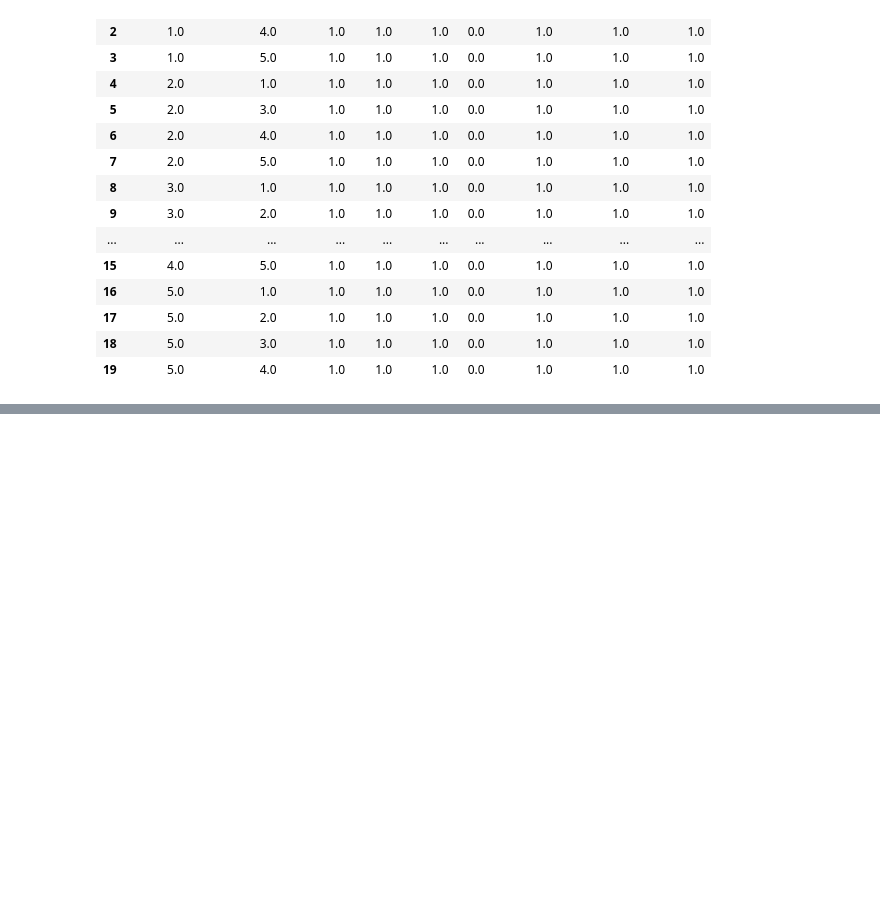
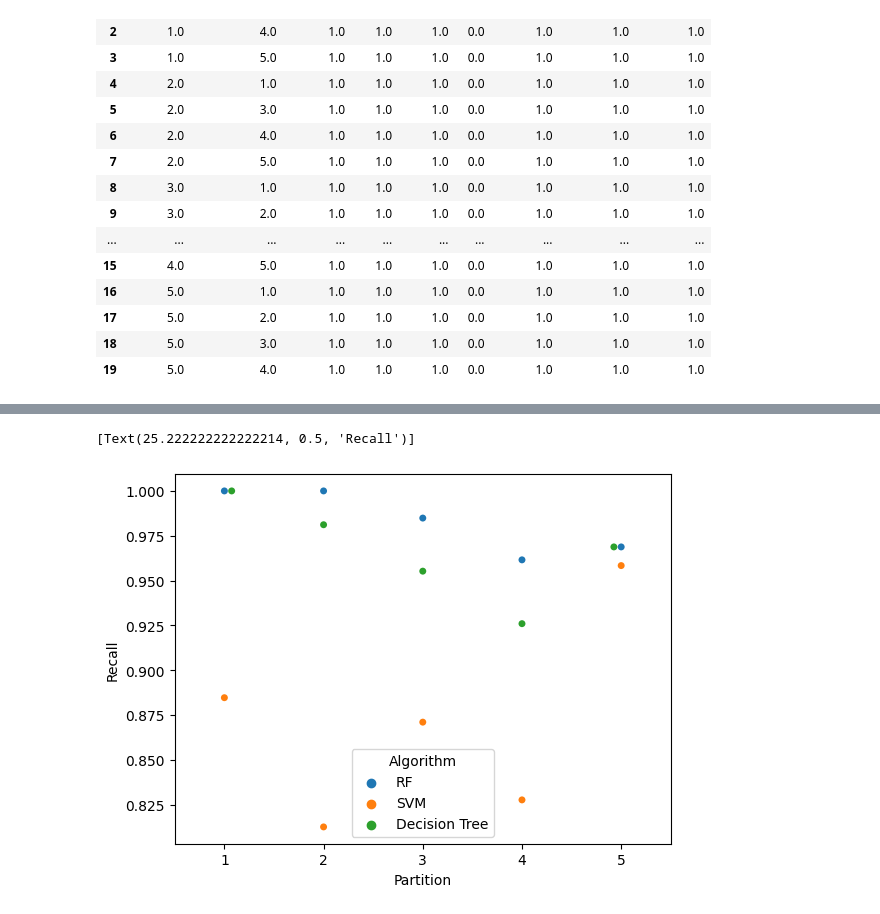
Before and after one commit to AnukulSri/DS_ML, a Jupyter notebook: Thyriod_prediction/hypothyroid.ipynb, the cells around one changed output, grey strips where cells are left out. Cells and saved outputs as stored; diff of their text form; code cells hidden in the pictures; blank space fills up the shorter version.

```diff
--- a/Thyriod_prediction/hypothyroid.ipynb
+++ b/Thyriod_prediction/hypothyroid.ipynb
@@ -1075,0 +1488,6 @@ fig12
+# %%
+ax = sns.swarmplot(data=cdf, x="Partition", y="recall", hue="Algorithm")
+ax.set(ylabel="Recall")
+# %% [output]
+[Text(25.222222222222214, 0.5, 'Recall')]
+[figure, added]
```
Also changed, not shown: parts of 53 cells of this notebook.
